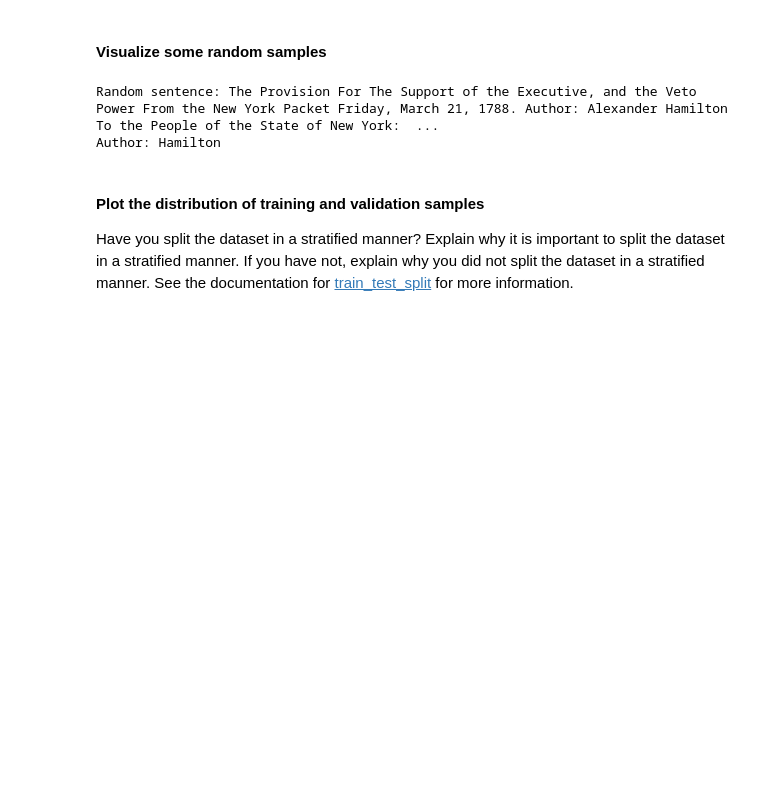
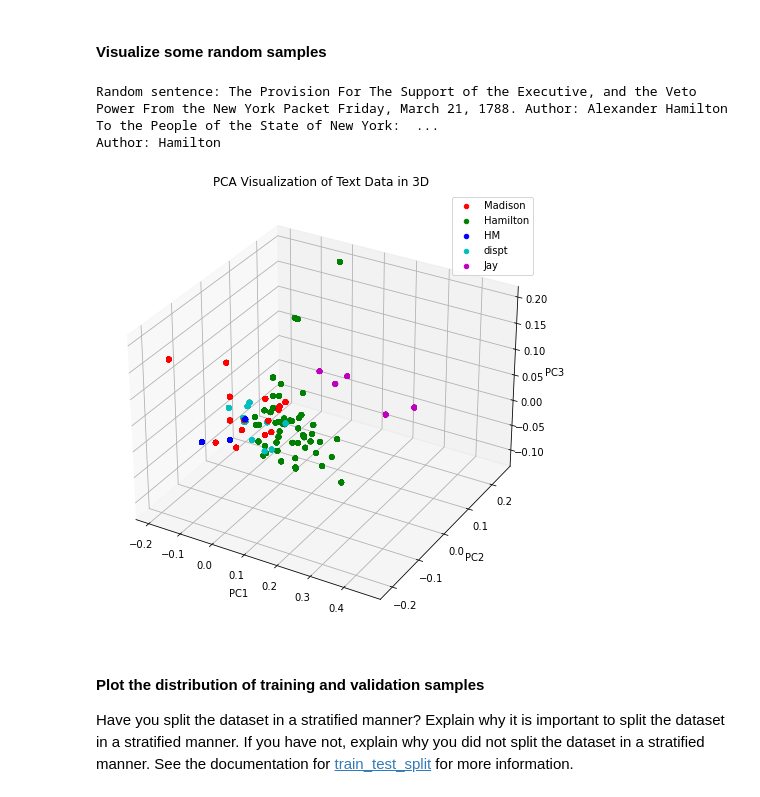
Before and after one commit to rija-masroor/DATA340_Project2, a Jupyter notebook: 02_Author_Prediction_RNN_Model.ipynb, the cells around one changed output. Saved outputs shown, nothing was run; the diff lists cells and outputs as text; code cells hidden in the pictures; blank space fills up the shorter version.

Commit message:
visualization

```diff
--- a/02_Author_Prediction_RNN_Model.ipynb
+++ b/02_Author_Prediction_RNN_Model.ipynb
@@ -206,6 +206,46 @@ print(f'Author: {y_train.iloc[random_idx]}')
 # %% [output]
 Random sentence: The Provision For The Support of the Executive, and the Veto Power From the New York Packet Friday, March 21, 1788. Author: Alexander Hamilton To the People of the State of New York:  ...
 Author: Hamilton
+# %%
+from sklearn.decomposition import PCA
+from sklearn.feature_extraction.text import TfidfVectorizer
+from mpl_toolkits.mplot3d import Axes3D
+import matplotlib.pyplot as plt
+import pandas as pd
+
+# Use TF-IDF to vectorize the text data
+tfidf_vectorizer = TfidfVectorizer(max_features=1000)
+X_train_tfidf = tfidf_vectorizer.fit_transform(X_train)
+
+# Apply PCA to reduce the dimensionality to 3 components
+pca = PCA(n_components=3)
+X_train_pca = pca.fit_transform(X_train_tfidf.toarray())
+
+# Create a DataFrame for the PCA-transformed data
+df_pca = pd.DataFrame(X_train_pca, columns=['PC1', 'PC2', 'PC3'])
+
+# Add the author labels to the DataFrame
+df_pca['Author'] = y_train.values
+
+# Plot the data in 3D
+fig = plt.figure(figsize=(10, 8))
+ax = fig.add_subplot(111, projection='3d')
+
+# Scatter plot for each author
+authors = df_pca['Author'].unique()
+colors = ['r', 'g', 'b', 'c', 'm', 'y', 'k']
+for author, color in zip(authors, colors):
+    df_author = df_pca[df_pca['Author'] == author]
+    ax.scatter(df_author['PC1'], df_author['PC2'], df_author['PC3'], c=color, label=author)
+
+ax.set_xlabel('PC1')
+ax.set_ylabel('PC2')
+ax.set_zlabel('PC3')
+ax.set_title('PCA Visualization of Text Data in 3D')
+ax.legend()
+plt.show()
+# %% [output]
+[figure, added]
 # %% [markdown]
 #### Plot the distribution of training and validation samples
 
```
